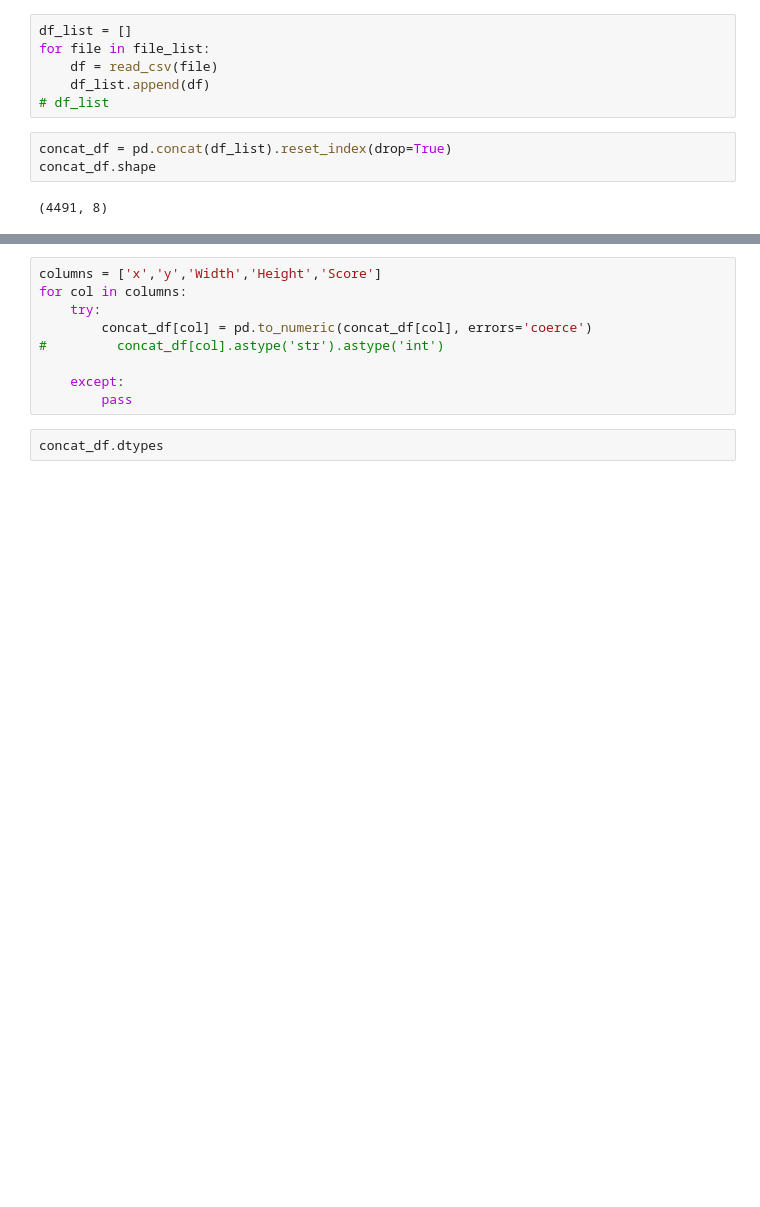
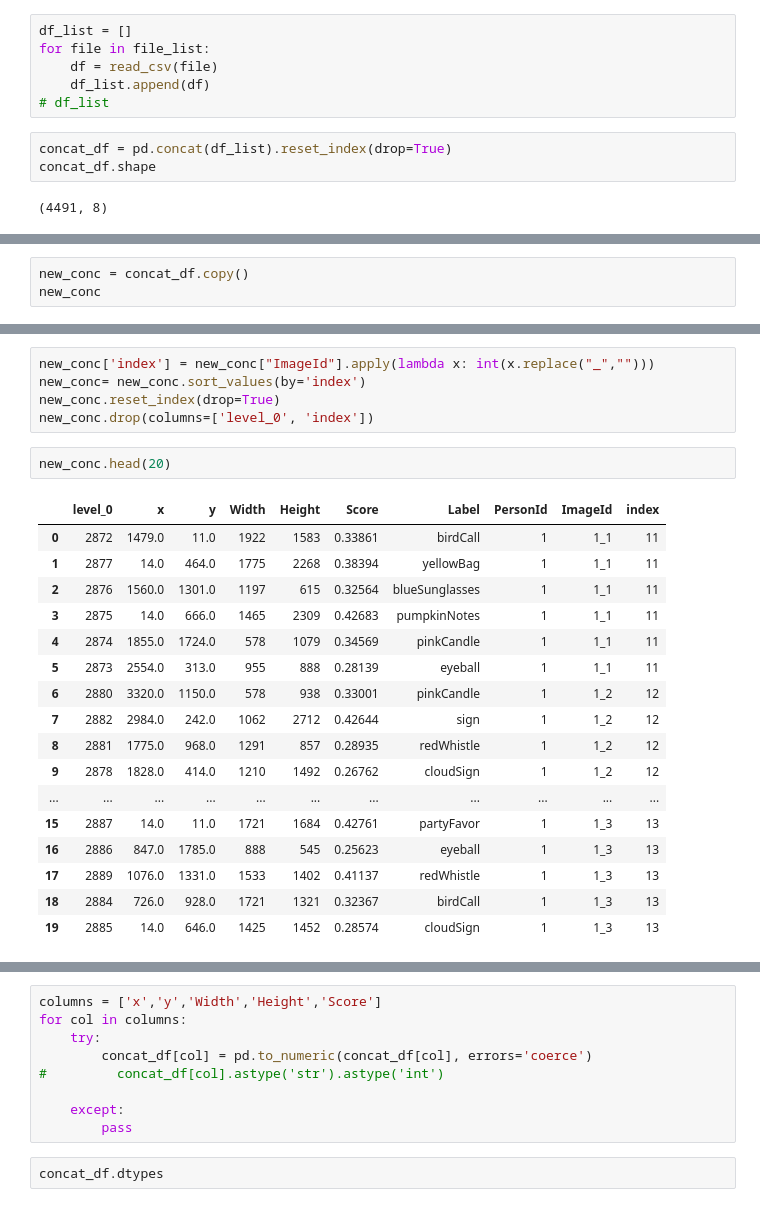
Before and after one commit to gj0706/VAST2020_MC2, a Jupyter notebook: data_process.ipynb, the cells around one changed output, grey strips where cells are left out. Saved outputs shown, nothing was run; the diff lists cells and outputs as text; blank space fills up the shorter version.

```diff
--- a/data_process.ipynb
+++ b/data_process.ipynb
@@ -136,0 +151,3 @@ concat_df.head(10)
+# %%
+new_conc = concat_df.copy()
+new_conc
@@ -136,0 +168,25 @@ concat_df.head(10)
+# %%
+new_conc['index'] = new_conc["ImageId"].apply(lambda x: int(x.replace("_","")))
+new_conc= new_conc.sort_values(by='index')
+new_conc.reset_index(drop=True)
+new_conc.drop(columns=['level_0', 'index'])
+# %%
+new_conc.head(20)
+# %% [output]
+|  | level_0 | x | y | Width | Height | Score | Label | PersonId | ImageId | index |
+| 0 | 2872 | 1479.0 | 11.0 | 1922 | 1583 | 0.33861 | birdCall | 1 | 1_1 | 11 |
+| 1 | 2877 | 14.0 | 464.0 | 1775 | 2268 | 0.38394 | yellowBag | 1 | 1_1 | 11 |
+| 2 | 2876 | 1560.0 | 1301.0 | 1197 | 615 | 0.32564 | blueSunglasses | 1 | 1_1 | 11 |
+| 3 | 2875 | 14.0 | 666.0 | 1465 | 2309 | 0.42683 | pumpkinNotes | 1 | 1_1 | 11 |
+| 4 | 2874 | 1855.0 | 1724.0 | 578 | 1079 | 0.34569 | pinkCandle | 1 | 1_1 | 11 |
+| 5 | 2873 | 2554.0 | 313.0 | 955 | 888 | 0.28139 | eyeball | 1 | 1_1 | 11 |
+| 6 | 2880 | 3320.0 | 1150.0 | 578 | 938 | 0.33001 | pinkCandle | 1 | 1_2 | 12 |
+| 7 | 2882 | 2984.0 | 242.0 | 1062 | 2712 | 0.42644 | sign | 1 | 1_2 | 12 |
+| 8 | 2881 | 1775.0 | 968.0 | 1291 | 857 | 0.28935 | redWhistle | 1 | 1_2 | 12 |
+| 9 | 2878 | 1828.0 | 414.0 | 1210 | 1492 | 0.26762 | cloudSign | 1 | 1_2 | 12 |
+| ... | ... | ... | ... | ... | ... | ... | ... | ... | ... | ... |
+| 15 | 2887 | 14.0 | 11.0 | 1721 | 1684 | 0.42761 | partyFavor | 1 | 1_3 | 13 |
+| 16 | 2886 | 847.0 | 1785.0 | 888 | 545 | 0.25623 | eyeball | 1 | 1_3 | 13 |
+| 17 | 2889 | 1076.0 | 1331.0 | 1533 | 1402 | 0.41137 | redWhistle | 1 | 1_3 | 13 |
+| 18 | 2884 | 726.0 | 928.0 | 1721 | 1321 | 0.32367 | birdCall | 1 | 1_3 | 13 |
+| 19 | 2885 | 14.0 | 646.0 | 1425 | 1452 | 0.28574 | cloudSign | 1 | 1_3 | 13 |
```
Also changed, not shown: parts of 123 cells of this notebook.
